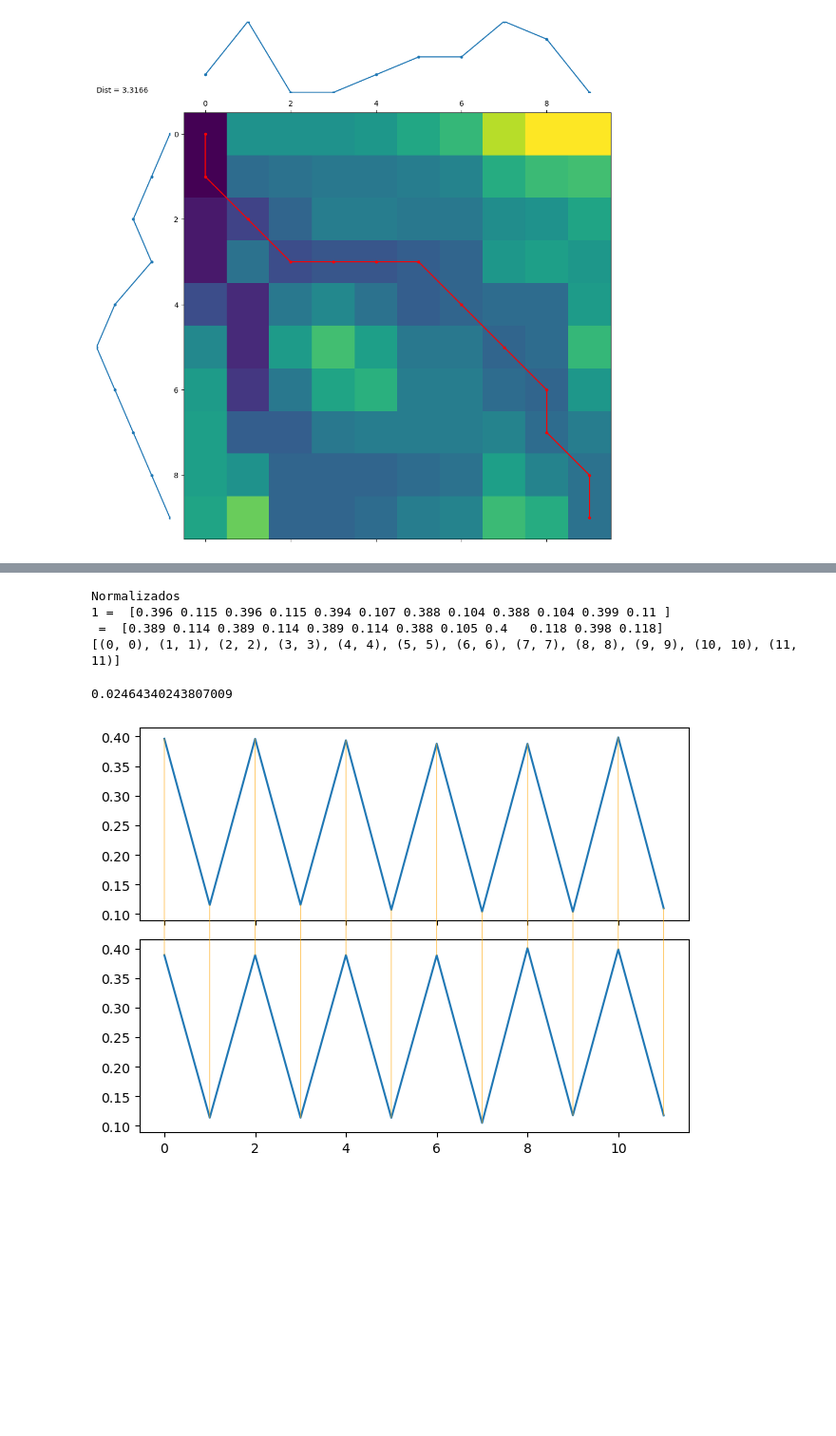
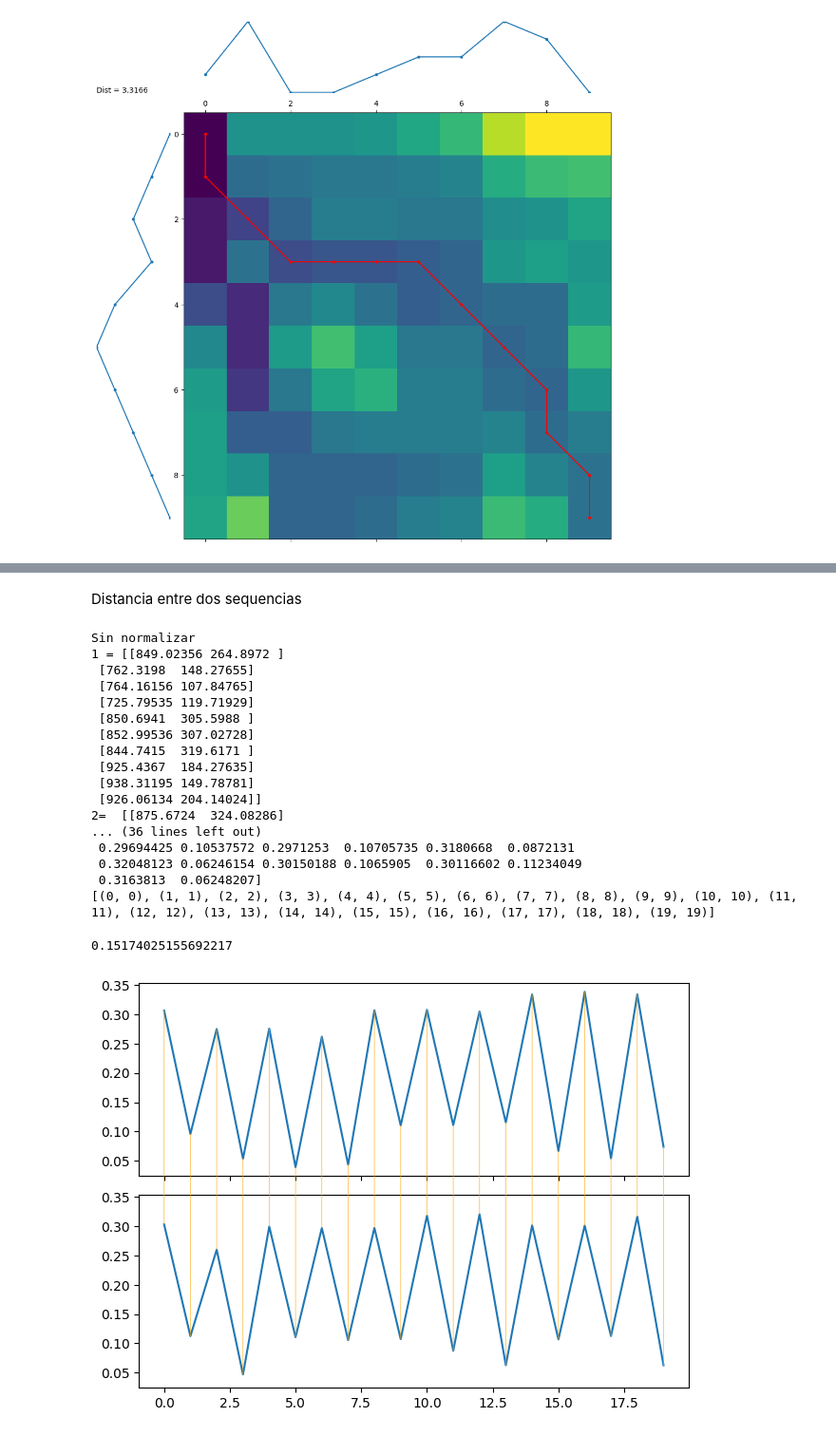
Before and after one commit to fravian99/Deteccion-de-ejercicios-en-videos-de-rehabilitacion, a Jupyter notebook: src/pruebas/notebooks/pruebas_dtw.ipynb, the cells around one changed output, grey strips where cells are left out. Shown at 95% size. Saved outputs shown, nothing was run; the diff lists cells and outputs as text; code cells hidden in the pictures; blank space fills up the shorter version.

```diff
--- a/src/pruebas/notebooks/pruebas_dtw.ipynb
+++ b/src/pruebas/notebooks/pruebas_dtw.ipynb
@@ -175,11 +212,14 @@ for i in filenames["pelota"]["1"]:
 # %%
 def open_csv(csv_name):
     mycsv = pd.read_csv(csv_name)
+    mycsv = mycsv.dropna(subset=mycsv.columns.values)
     return mycsv
 
 def open_dataframe(df_name):
+    df: DataFrame
     with open(df_name, 'rb') as fp:
             df = pd.read_pickle(fp)
+    df = df.dropna(subset=df.columns.values)
     return df
 # %%
 body = ['nariz', 'cuello', 'hombroI', 'hombroD',
@@ -231,42 +273,67 @@ def plot_point(positions, show: bool = True):
 
     if show:
         plt.show()
+# %% [markdown]
+Distancia entre dos sequencias
 # %%
-part= "cuello"
-positions1 = get_position(my_csv1, part)
-positions2 = get_position(my_csv2, part)
+part= "manoI"
+angles1 = get_position(my_csv1, part)
+angles2 = get_position(my_csv2, part)
 
-positions1 = np.array(positions1).transpose()
-positions2 = np.array(positions2).transpose()
+angles1 = np.array(angles1).transpose()
+angles2 = np.array(angles2).transpose()
 
-positions1 = positions1[[0, 10, 100, 300, 301, 400],:]
-positions2 = positions2[[0, 1, 10, 30, 401, 405],:]
+#positions1 = positions1[[0, 10, 100, 300, 301, 400],:]
+#positions2 = positions2[[0, 1, 10, 30, 401, 405],:]
+angles1 = angles1[:1000:100,:]
+angles2 = angles2[:2000:200,:]
 
-positions1 = positions1/np.linalg.norm(positions1)
-positions2 = positions2/np.linalg.norm(positions2)
+print("Sin normalizar")
+print("1 =", angles1)
+print("2= ", angles2)
 
-positions1 = positions1.reshape(2*len(positions1),)
-positions1 = positions1/np.linalg.norm(positions1)
-
-positions2 = positions2.reshape(2*len(positions2),)
-positions2 = positions2/np.linalg.norm(positions2)
+angles1 = angles1/np.linalg.norm(angles1)
+angles2 = angles2/np.linalg.norm(angles2)
 
 print("Normalizados")
-print("1 = ", positions1)
-print(" = ", positions2)
+print("1 =",angles1)
+print("2 =",angles2)
 
-path = dtw.warping_path(positions1, positions2)
-np.set_printoptions(precision=3)
+angles1 = angles1.reshape(2*len(angles1),)
+angles1 = angles1/np.linalg.norm(angles1)
+
+angles2 = angles2.reshape(2*len(angles2),)
+angles2 = angles2/np.linalg.norm(angles2)
+
+print("En una dimension")
+print("1 = ", angles1)
+print("2 = ", angles2)
+
+path = dtw.warping_path(angles1, angles2)
+#np.set_printoptions(precision=3)
 print(path)
-dtwvis.plot_warping(positions1, positions2, path)
-dtw.distance(positions1, positions2)
+dtwvis.plot_warping(angles1, angles2, path)
+dtw.distance(angles1, angles2)
 # %% [output]
-Normalizados
-1 =  [0.396 0.115 0.396 0.115 0.394 0.107 0.388 0.104 0.388 0.104 0.399 0.11 ]
- =  [0.389 0.114 0.389 0.114 0.389 0.114 0.388 0.105 0.4   0.118 0.398 0.118]
-[(0, 0), (1, 1), (2, 2), (3, 3), (4, 4), (5, 5), (6, 6), (7, 7), (8, 8), (9, 9), (10, 10), (11, 11)]
+Sin normalizar
+1 = [[849.02356 264.8972 ]
+ [762.3198  148.27655]
+ [764.16156 107.84765]
+ [725.79535 119.71929]
+ [850.6941  305.5988 ]
+ [852.99536 307.02728]
+ [844.7415  319.6171 ]
+ [925.4367  184.27635]
+ [938.31195 149.78781]
+ [926.06134 204.14024]]
+2=  [[875.6724  324.08286]
+... (36 lines left out)
+ 0.29694425 0.10537572 0.2971253  0.10705735 0.3180668  0.0872131
+ 0.32048123 0.06246154 0.30150188 0.1065905  0.30116602 0.11234049
+ 0.3163813  0.06248207]
+[(0, 0), (1, 1), (2, 2), (3, 3), (4, 4), (5, 5), (6, 6), (7, 7), (8, 8), (9, 9), (10, 10), (11, 11), (12, 12), (13, 13), (14, 14), (15, 15), (16, 16), (17, 17), (18, 18), (19, 19)]
-0.02464340243807009
+0.15174025155692217
-[figure, old version]
+[figure, new version]
 # %%
 def normalize(positions):
     #print(np.linalg.norm(positions))
```
Also changed, not shown: parts of 17 cells of this notebook.
